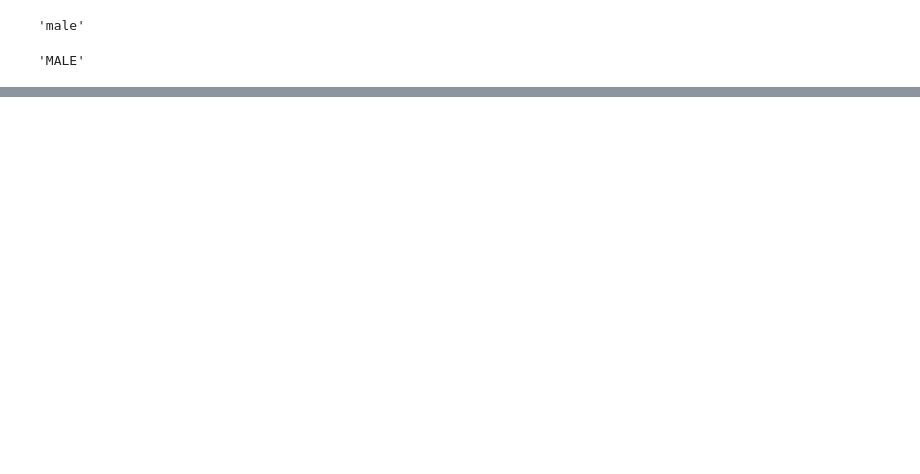
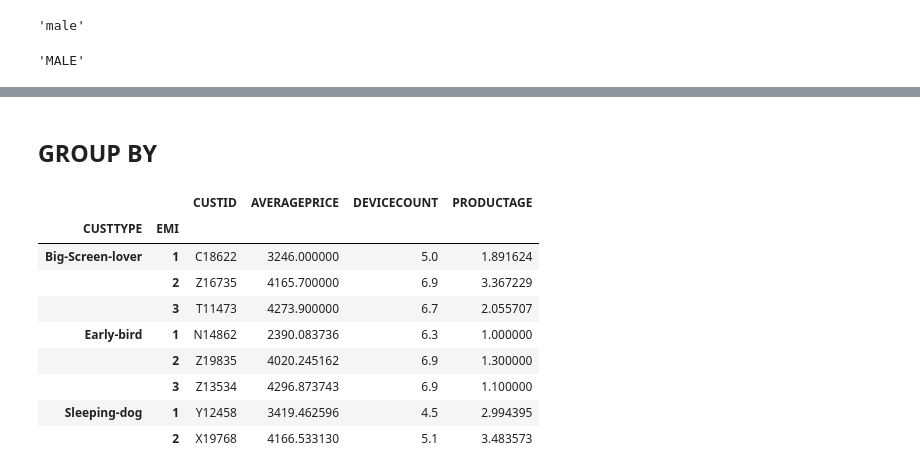
Before and after one commit to grace7979/python_temp, a Jupyter notebook: Python_CJ_ST/Python_CJ_ST/Session04 - DataCleansing/datacleanded.ipynb, the cells around one changed output, grey strips where cells are left out. Cells and saved outputs as stored; diff of their text form; code cells hidden in the pictures; blank space fills up the shorter version.

```diff
--- a/Python_CJ_ST/Python_CJ_ST/Session04 - DataCleansing/datacleanded.ipynb
+++ b/Python_CJ_ST/Python_CJ_ST/Session04 - DataCleansing/datacleanded.ipynb
@@ -72,0 +210,3 @@ m
+# %%
+customerData = pd.read_csv("../dataset/customerdata.csv")
+customerData.head()
@@ -72,0 +220,3 @@ m
+# %%
+customerData.sort_values(["EMI","AVERAGEPRICE"], ascending=[True,False], inplace=False)
+customerData.head()
@@ -72,0 +230,3 @@ m
+# %%
+customerData.sort_values(["EMI","AVERAGEPRICE"], ascending=[True,False], inplace=True)
+customerData.head()
@@ -72,0 +250,18 @@ m
+# %% [markdown]
+## GROUP BY
+# %%
+maxvalue = customerData.\
+groupby(["CUSTTYPE","EMI"], as_index=True).\
+max()
+maxvalue
+# %% [output]
+|  |  | CUSTID | AVERAGEPRICE | DEVICECOUNT | PRODUCTAGE |
+| CUSTTYPE | EMI |  |  |  |  |
+| Big-Screen-lover | 1 | C18622 | 3246.000000 | 5.0 | 1.891624 |
+|  | 2 | Z16735 | 4165.700000 | 6.9 | 3.367229 |
+|  | 3 | T11473 | 4273.900000 | 6.7 | 2.055707 |
+| Early-bird | 1 | N14862 | 2390.083736 | 6.3 | 1.000000 |
+|  | 2 | Z19835 | 4020.245162 | 6.9 | 1.300000 |
+|  | 3 | Z13534 | 4296.873743 | 6.9 | 1.100000 |
+| Sleeping-dog | 1 | Y12458 | 3419.462596 | 4.5 | 2.994395 |
+|  | 2 | X19768 | 4166.533130 | 5.1 | 3.483573 |
```
Also changed, not shown: parts of 39 cells of this notebook.
